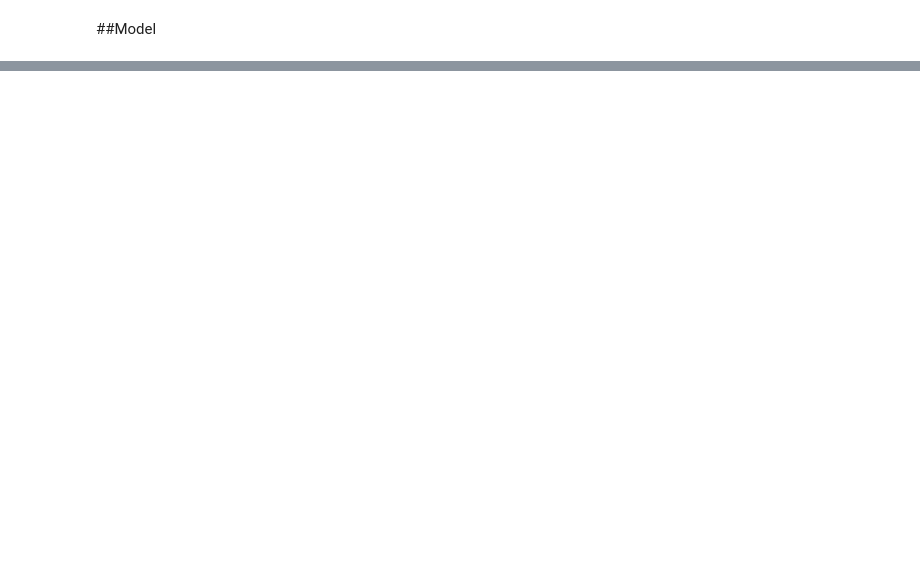
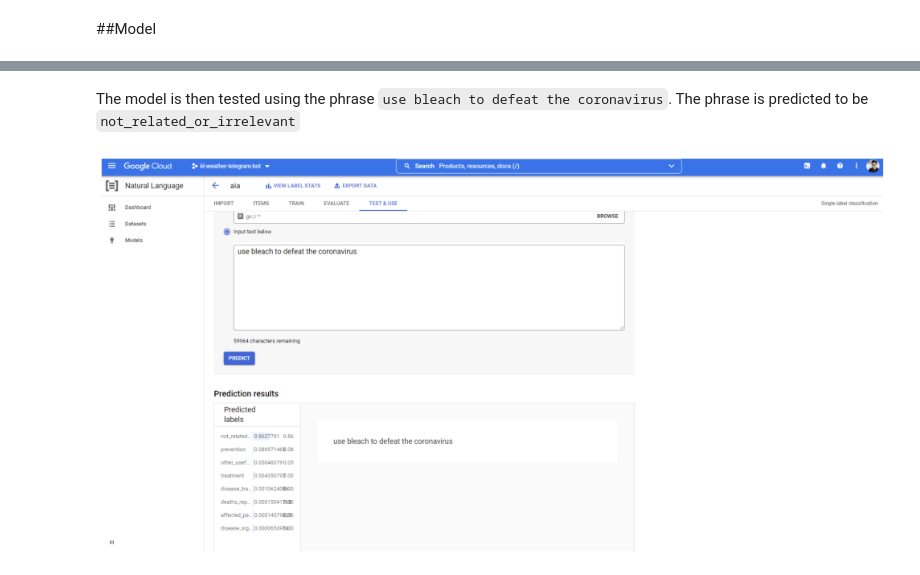
Before and after one commit to atlas-github/aia_2022, a Jupyter notebook: aia.ipynb, the cells around one changed output, grey strips where cells are left out. Cells and saved outputs as stored; diff of their text form; code cells hidden in the pictures; blank space fills up the shorter version.

```diff
--- a/aia.ipynb
+++ b/aia.ipynb
@@ -578,0 +619,11 @@ files.download("aia_2022/venn.png")
+# %% [markdown]
+The model is then tested using the phrase `use bleach to defeat the coronavirus`. The phrase is predicted to be
+`not_related_or_irrelevant`
+# %%
+img = mpimg.imread('aia_2022/gcp_test.png')
+f = plt.figure(figsize=(30, 9))
+plt.axis('off')
+imgplot = plt.imshow(img)
+plt.show()
+# %% [output]
+[figure, added]
```
Also changed, not shown: parts of 7 cells of this notebook.
